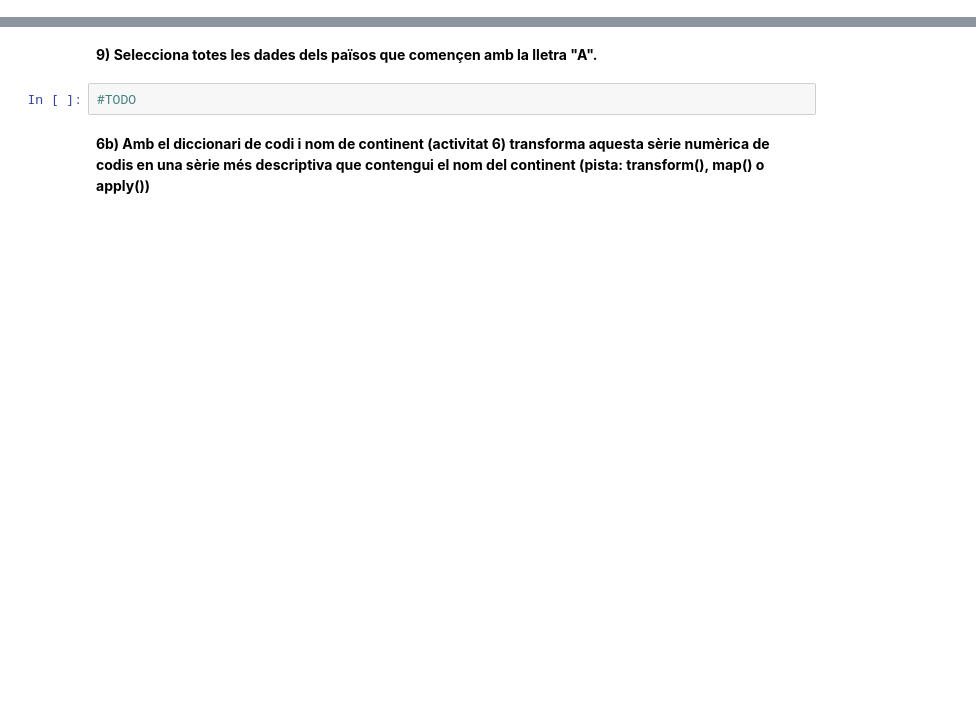
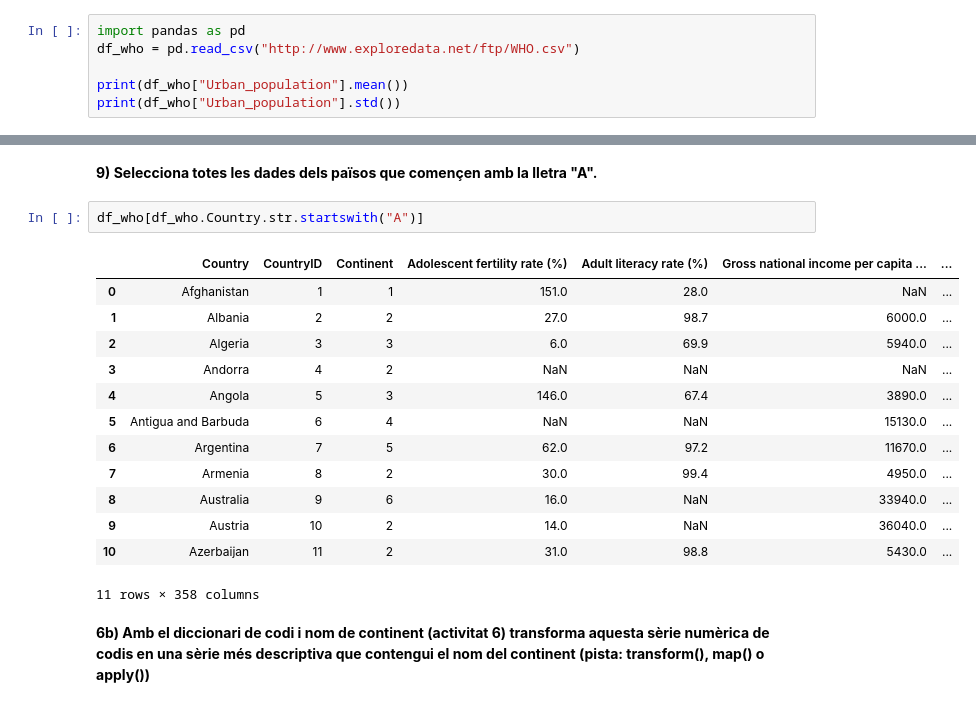
Before and after one commit to wisaaco/Curs_FG24GOI0074221, a Jupyter notebook: lessons/4_Pandas_Estructura.ipynb, the cells around one changed output, grey strips where cells are left out. Saved outputs shown, nothing was run; the diff lists cells and outputs as text; blank space fills up the shorter version.

```diff
--- a/lessons/4_Pandas_Estructura.ipynb
+++ b/lessons/4_Pandas_Estructura.ipynb
@@ -297,3 +397,9 @@ kk = np.array([[30.3, 20.3, 25.9, 39.0],
 En aquesta activitat practicarem la selecció de dades (columnes i files) en un dataframe
 # %% [markdown]
 **1) Quina és la mitjana de la població urbana ("Urban_population") de tots els països? La seva desviació típica (std)?**
+# %%
+import pandas as pd
+df_who = pd.read_csv("http://www.exploredata.net/ftp/WHO.csv")
+
+print(df_who["Urban_population"].mean())
+print(df_who["Urban_population"].std())
@@ -340,6 +518,20 @@ codigoContinentes[7] = ""
 # %% [markdown]
 **9) Selecciona totes les dades dels països que començen amb la lletra "A".**
-# %%
-#TODO
+# %%
+df_who[df_who.Country.str.startswith("A")]
+# %% [output]
+|  | Country | CountryID | Continent | Adolescent fertility rate (%) | Adult literacy rate (%) | Gross national income per capita ... | ... |
+| 0 | Afghanistan | 1 | 1 | 151.0 | 28.0 | NaN | ... |
+| 1 | Albania | 2 | 2 | 27.0 | 98.7 | 6000.0 | ... |
+| 2 | Algeria | 3 | 3 | 6.0 | 69.9 | 5940.0 | ... |
+| 3 | Andorra | 4 | 2 | NaN | NaN | NaN | ... |
+| 4 | Angola | 5 | 3 | 146.0 | 67.4 | 3890.0 | ... |
+| 5 | Antigua and Barbuda | 6 | 4 | NaN | NaN | 15130.0 | ... |
+| 6 | Argentina | 7 | 5 | 62.0 | 97.2 | 11670.0 | ... |
+| 7 | Armenia | 8 | 2 | 30.0 | 99.4 | 4950.0 | ... |
+| 8 | Australia | 9 | 6 | 16.0 | NaN | 33940.0 | ... |
+| 9 | Austria | 10 | 2 | 14.0 | NaN | 36040.0 | ... |
+| 10 | Azerbaijan | 11 | 2 | 31.0 | 98.8 | 5430.0 | ... |
+11 rows × 358 columns
 # %% [markdown]
 **6b) Amb el diccionari de codi i nom de continent (activitat 6) transforma aquesta sèrie numèrica de codis en una sèrie més descriptiva que contengui el nom del continent (pista: transform(), map() o apply())**
```
Also changed, not shown: parts of 20 cells of this notebook, 3 other files.
